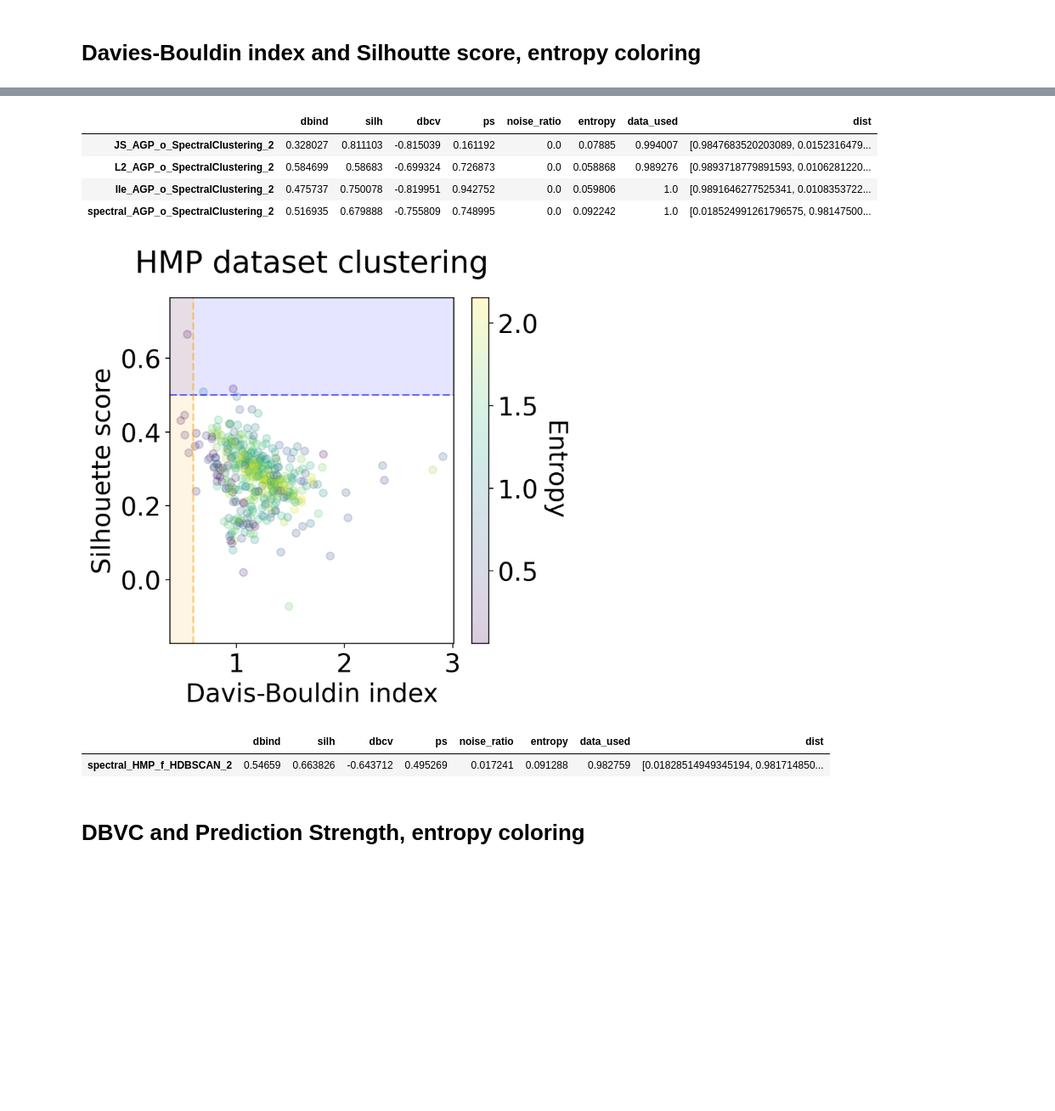
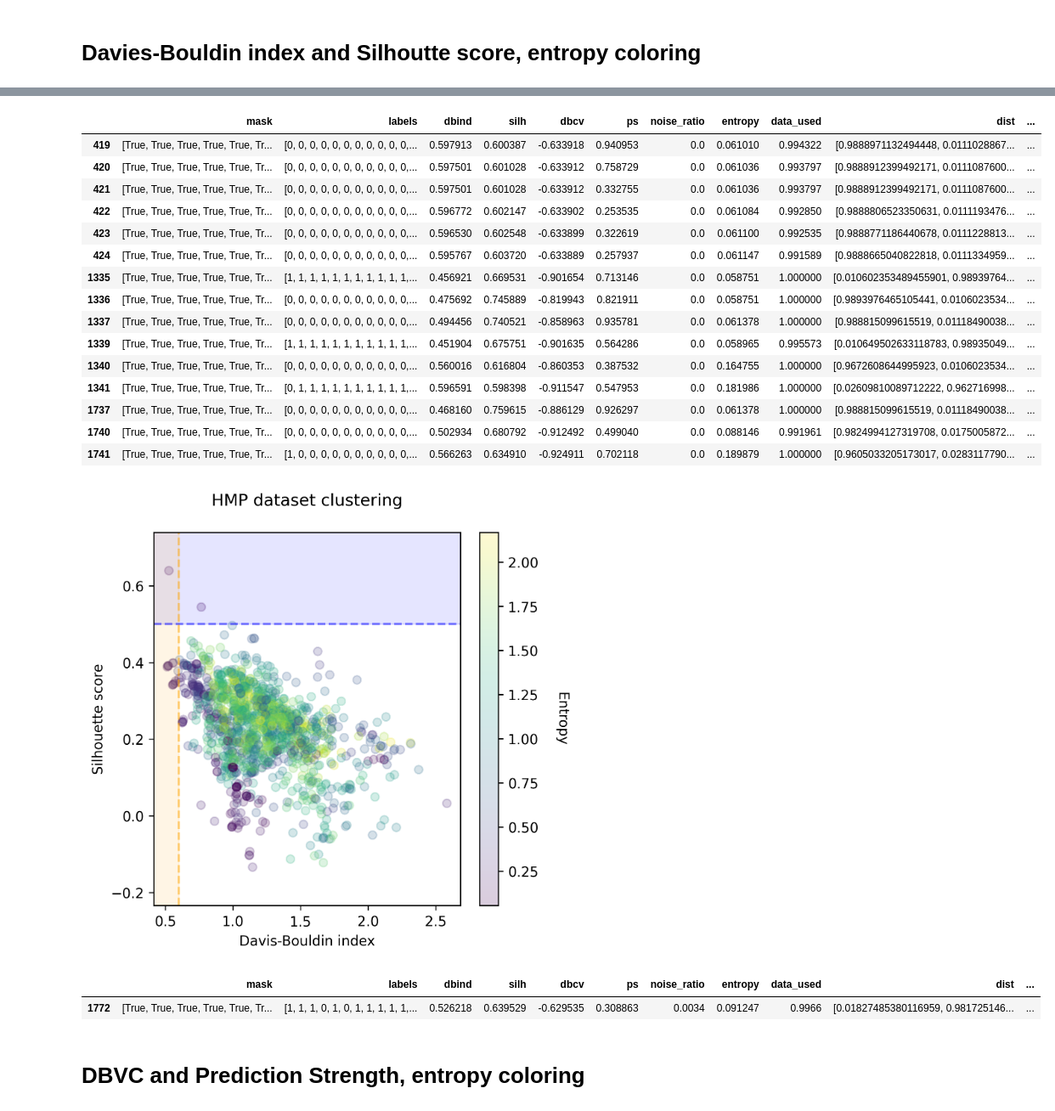
Before and after one commit to blufzzz/Human-Gut-Enterotypes-Analysis, a Jupyter notebook: Clustering.ipynb, the cells around one changed output, grey strips where cells are left out. Shown at 85% size. Drawn from its saved outputs; the diff is of its cells as text; code cells hidden in the pictures; blank space fills up the shorter version.

```diff
--- a/Clustering.ipynb
+++ b/Clustering.ipynb
@@ -218,24 +232,35 @@ clear_output()
 # %%
 for embedding_type, embeddings in tqdm(data_embeddings.items()):
 
-    embeddings_cluster_metrics = defaultdict(dict)
+    results_path = os.path.join(clustering_results_root, f'{embedding_type}_cluster_results')
+
+    if os.path.isfile(results_path + '.npy'):
+        print(f'{results_path} exists, skipping...')
+        continue
+
     embeddings_cluster_results = defaultdict(dict)
 
+    '''
+    list of dicts [
+                  dataset_1 ->  {'method1':[partition1, partition2], ...}
+                    , ....,
+                  dataset_n ->  {'method1':[partition1, partition2], ...}
+                  ]
 
-    # it returns [[cluster_metrics, cluster_results],...] list for each embedding dataset
+    '''
     clustering_data_results = Parallel(n_jobs=len(embeddings),
-                                      mmap_mode='w+')(delayed(clustering_by_methods)(data.astype('double'),
-                                                                                      methods_dict) \
-                                                                 for _, data in embeddings.items())
+                                       mmap_mode='w+')(delayed(clustering_by_methods)(data.astype('double'),
+                                                                                      methods_dict,
+                                                                                      precomputed=False,
+                                                                                      d=data.shape[1],
+                                                                                      cluster_perc_threshold=CPT)
+                                                            for label, data in embeddings.items())
 
     # create compatible metrics dicts
     for i,label in enumerate(embeddings.keys()):
         for j, method_name in enumerate(methods_dict.keys()):
-            embeddings_cluster_metrics[label][method_name] = clustering_data_results[i][j][0]
-            embeddings_cluster_results[label][method_name] = clustering_data_results[i][j][1]
+            embeddings_cluster_results[label][method_name] = clustering_data_results[i][method_name]
 
-
-    np.save(os.path.join(clustering_results_root, f'{embedding_type}_cluster_metrics'), embeddings_cluster_metrics)
-    np.save(os.path.join(clustering_results_root, f'{embedding_type}_cluster_results'), embeddings_cluster_results)
+    np.save(results_path, embeddings_cluster_results)
 
 clear_output()
@@ -426,9 +407,17 @@ df_metrics_HMP_ = df_metrics_HMP[HMP_mask]
+# %%
+df_mask = (clustering_results_df['data_used'] > DATA_PRESERVED_THRESHOLD) &\
+          (clustering_results_df['dbind'] < DBIND_MAX)  &\
+          (~clustering_results_df['dbcv'].isna())
+
+clustering_results_df_ = clustering_results_df[df_mask]
 # %% [markdown]
 # Davies-Bouldin index and Silhoutte score, entropy coloring
 # %%
 plt.rcParams.update({'font.size': 20, 'axes.titley':1.05})
 # %%
-plot_clustering_scatter(df_metrics_AGP_,
+AGP_df = clustering_results_df_.query('dataset == "AGP"')
+
+plot_clustering_scatter(AGP_df,
                         x_metric_name='dbind',
                         y_metric_name='silh',
                         coloring_metric_name='entropy',
@@ -442,14 +431,26 @@ plot_clustering_scatter(df_metrics_AGP_,
 # %%
-selection_mask_AGP = (df_metrics_AGP_['silh'] > SILHOUETTE_THRESH) * (df_metrics_AGP_['dbind'] < DBIND_THRESHOLD)
-df_metrics_AGP_[selection_mask_AGP]
+selection_mask_AGP = (AGP_df['silh'] > SILHOUETTE_THRESH) * (AGP_df['dbind'] < DBIND_THRESHOLD)
+AGP_df[selection_mask_AGP]
 # %% [output]
-|  | dbind | silh | dbcv | ps | noise_ratio | entropy | data_used | dist |
-| JS_AGP_o_SpectralClustering_2 | 0.328027 | 0.811103 | -0.815039 | 0.161192 | 0.0 | 0.07885 | 0.994007 | [0.9847683520203089, 0.0152316479... |
-| L2_AGP_o_SpectralClustering_2 | 0.584699 | 0.58683 | -0.699324 | 0.726873 | 0.0 | 0.058868 | 0.989276 | [0.9893718779891593, 0.0106281220... |
-| lle_AGP_o_SpectralClustering_2 | 0.475737 | 0.750078 | -0.819951 | 0.942752 | 0.0 | 0.059806 | 1.0 | [0.9891646277525341, 0.0108353722... |
-| spectral_AGP_o_SpectralClustering_2 | 0.516935 | 0.679888 | -0.755809 | 0.748995 | 0.0 | 0.092242 | 1.0 | [0.018524991261796575, 0.98147500... |
+|  | mask | labels | dbind | silh | dbcv | ps | noise_ratio | entropy | data_used | dist | ... |
+| 419 | [True, True, True, True, True, Tr... | [0, 0, 0, 0, 0, 0, 0, 0, 0, 0, 0,... | 0.597913 | 0.600387 | -0.633918 | 0.940953 | 0.0 | 0.061010 | 0.994322 | [0.9888971132494448, 0.0111028867... | ... |
+| 420 | [True, True, True, True, True, Tr... | [0, 0, 0, 0, 0, 0, 0, 0, 0, 0, 0,... | 0.597501 | 0.601028 | -0.633912 | 0.758729 | 0.0 | 0.061036 | 0.993797 | [0.9888912399492171, 0.0111087600... | ... |
+| 421 | [True, True, True, True, True, Tr... | [0, 0, 0, 0, 0, 0, 0, 0, 0, 0, 0,... | 0.597501 | 0.601028 | -0.633912 | 0.332755 | 0.0 | 0.061036 | 0.993797 | [0.9888912399492171, 0.0111087600... | ... |
+| 422 | [True, True, True, True, True, Tr... | [0, 0, 0, 0, 0, 0, 0, 0, 0, 0, 0,... | 0.596772 | 0.602147 | -0.633902 | 0.253535 | 0.0 | 0.061084 | 0.992850 | [0.9888806523350631, 0.0111193476... | ... |
+| 423 | [True, True, True, True, True, Tr... | [0, 0, 0, 0, 0, 0, 0, 0, 0, 0, 0,... | 0.596530 | 0.602548 | -0.633899 | 0.322619 | 0.0 | 0.061100 | 0.992535 | [0.9888771186440678, 0.0111228813... | ... |
+| 424 | [True, True, True, True, True, Tr... | [0, 0, 0, 0, 0, 0, 0, 0, 0, 0, 0,... | 0.595767 | 0.603720 | -0.633889 | 0.257937 | 0.0 | 0.061147 | 0.991589 | [0.9888665040822818, 0.0111334959... | ... |
+| 1335 | [True, True, True, True, True, Tr... | [1, 1, 1, 1, 1, 1, 1, 1, 1, 1, 1,... | 0.456921 | 0.669531 | -0.901654 | 0.713146 | 0.0 | 0.058751 | 1.000000 | [0.010602353489455901, 0.98939764... | ... |
+| 1336 | [True, True, True, True, True, Tr... | [0, 0, 0, 0, 0, 0, 0, 0, 0, 0, 0,... | 0.475692 | 0.745889 | -0.819943 | 0.821911 | 0.0 | 0.058751 | 1.000000 | [0.9893976465105441, 0.0106023534... | ... |
+| 1337 | [True, True, True, True, True, Tr... | [0, 0, 0, 0, 0, 0, 0, 0, 0, 0, 0,... | 0.494456 | 0.740521 | -0.858963 | 0.935781 | 0.0 | 0.061378 | 1.000000 | [0.988815099615519, 0.01118490038... | ... |
+| 1339 | [True, True, True, True, True, Tr... | [1, 1, 1, 1, 1, 1, 1, 1, 1, 1, 1,... | 0.451904 | 0.675751 | -0.901635 | 0.564286 | 0.0 | 0.058965 | 0.995573 | [0.010649502633118783, 0.98935049... | ... |
+| 1340 | [True, True, True, True, True, Tr... | [0, 0, 0, 0, 0, 0, 0, 0, 0, 0, 0,... | 0.560016 | 0.616804 | -0.860353 | 0.387532 | 0.0 | 0.164755 | 1.000000 | [0.9672608644995923, 0.0106023534... | ... |
+| 1341 | [True, True, True, True, True, Tr... | [0, 1, 1, 1, 1, 1, 1, 1, 1, 1, 1,... | 0.596591 | 0.598398 | -0.911547 | 0.547953 | 0.0 | 0.181986 | 1.000000 | [0.02609810089712222, 0.962716998... | ... |
+| 1737 | [True, True, True, True, True, Tr... | [0, 0, 0, 0, 0, 0, 0, 0, 0, 0, 0,... | 0.468160 | 0.759615 | -0.886129 | 0.926297 | 0.0 | 0.061378 | 1.000000 | [0.988815099615519, 0.01118490038... | ... |
+| 1740 | [True, True, True, True, True, Tr... | [0, 0, 0, 0, 0, 0, 0, 0, 0, 0, 0,... | 0.502934 | 0.680792 | -0.912492 | 0.499040 | 0.0 | 0.088146 | 0.991961 | [0.9824994127319708, 0.0175005872... | ... |
+| 1741 | [True, True, True, True, True, Tr... | [1, 0, 0, 0, 0, 0, 0, 0, 0, 0, 0,... | 0.566263 | 0.634910 | -0.924911 | 0.702118 | 0.0 | 0.189879 | 1.000000 | [0.9605033205173017, 0.0283117790... | ... |
 # %%
-plot_clustering_scatter(df_metrics_HMP_,
+HMP_df = clustering_results_df_.query('dataset == "HMP"')
+plot_clustering_scatter(HMP_df,
                         x_metric_name='dbind',
                         y_metric_name='silh',
                         coloring_metric_name='entropy',
@@ -459,13 +460,13 @@ plot_clustering_scatter(df_metrics_HMP_,
                         y_hue_line=1,
                         x_hue_line=0)
 # %% [output]
-[figure, old version]
+[figure, new version]
 # %%
-selection_mask_HMP = (df_metrics_HMP_['silh'] > SILHOUETTE_THRESH) * (df_metrics_HMP_['dbind'] < DBIND_THRESHOLD)
-df_metrics_HMP_[selection_mask_HMP]
+selection_mask_HMP = (HMP_df['silh'] > SILHOUETTE_THRESH) * (HMP_df['dbind'] < DBIND_THRESHOLD)
+HMP_df[selection_mask_HMP]
 # %% [output]
-|  | dbind | silh | dbcv | ps | noise_ratio | entropy | data_used | dist |
-| spectral_HMP_f_HDBSCAN_2 | 0.54659 | 0.663826 | -0.643712 | 0.495269 | 0.017241 | 0.091288 | 0.982759 | [0.01828514949345194, 0.981714850... |
+|  | mask | labels | dbind | silh | dbcv | ps | noise_ratio | entropy | data_used | dist | ... |
+| 1772 | [True, True, True, True, True, Tr... | [1, 1, 1, 0, 1, 0, 1, 1, 1, 1, 1,... | 0.526218 | 0.639529 | -0.629535 | 0.308863 | 0.0034 | 0.091247 | 0.9966 | [0.01827485380116959, 0.981725146... | ... |
 # %% [markdown]
 # DBVC and Prediction Strength, entropy coloring
 # %%
```
Also changed, not shown: parts of 21 cells of this notebook, 5 other files.
